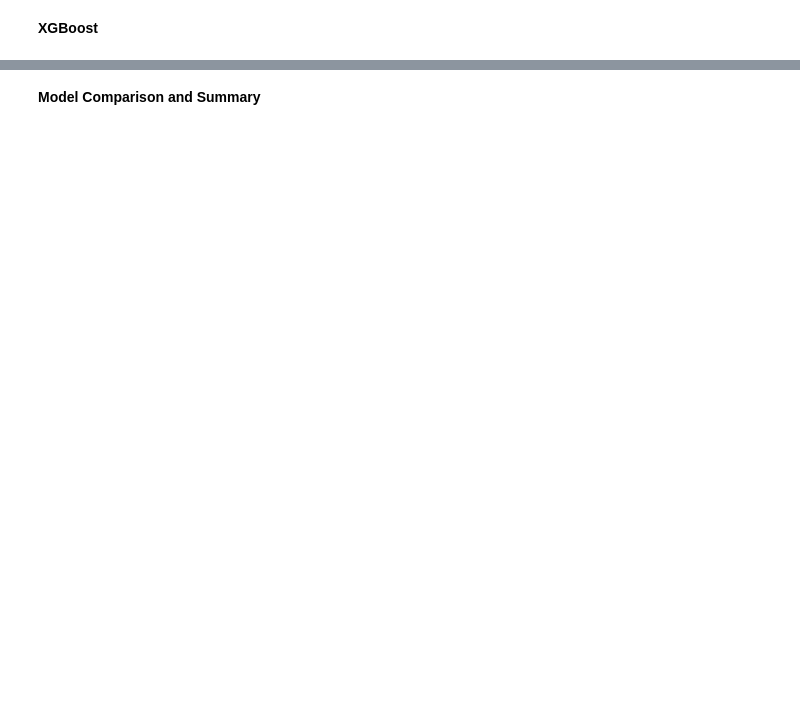
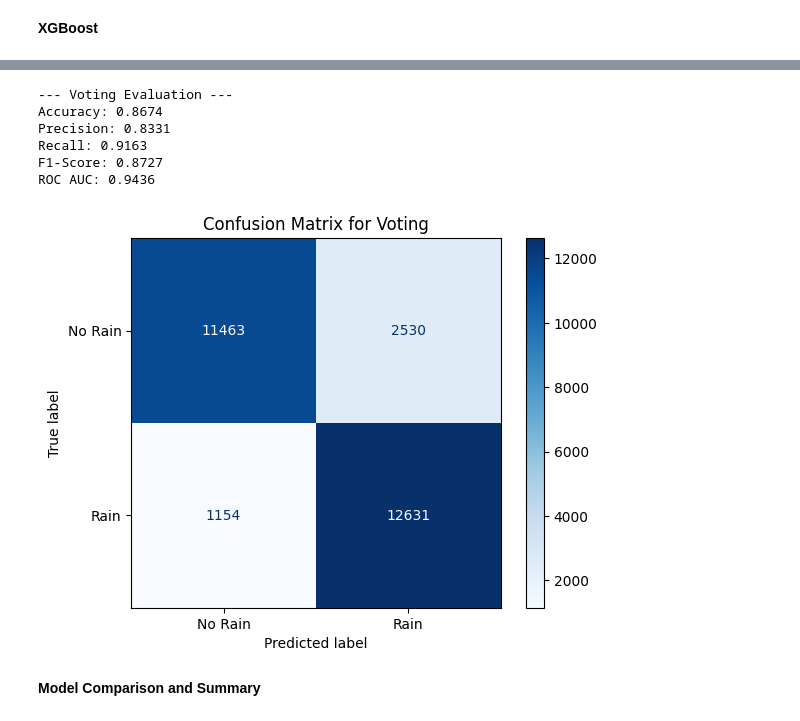
Before and after one commit to nijat-akhundzada/rain-tomorrow-prediction, a Jupyter notebook: main.ipynb, the cells around one changed output, grey strips where cells are left out. Drawn from its saved outputs; the diff is of its cells as text; code cells hidden in the pictures; blank space fills up the shorter version.

```diff
--- a/main.ipynb
+++ b/main.ipynb
@@ -828,0 +827,17 @@ Best XGBoost Parameters: {'subsample': 1.0, 'n_estimators': 200, 'max_depth': 5,
+# %%
+estimators = [
+    ('LogisticRegression', best_lr),
+    ('KNeighbors', best_knn),
+    ('DecisionTree', best_dt),
+    ('RandomForest', best_rf),
+    ('AdaBoost', best_ada),
+    ('GradientBoosting', best_gb),
+    ('XGBoost', best_xgb)
+]
+# %%
+voting_clf = VotingClassifier(
+    estimators=estimators,
+    voting='soft',
+)
+# %%
+voting_clf.fit(X_train, y_train)
@@ -829,3 +862,13 @@ Best XGBoost Parameters: {'subsample': 1.0, 'n_estimators': 200, 'max_depth': 5,
+# %%
+voting = evaluate_model(voting_clf, X_test, y_test, "Voting")
+# %% [output]
+--- Voting Evaluation ---
+Accuracy: 0.8674
+Precision: 0.8331
+Recall: 0.9163
+F1-Score: 0.8727
+ROC AUC: 0.9436
+[figure, added]
 # %% [markdown]
 **Model Comparison and Summary**
 # %%
```
Also changed, not shown: parts of 25 cells of this notebook, 2 other files.
